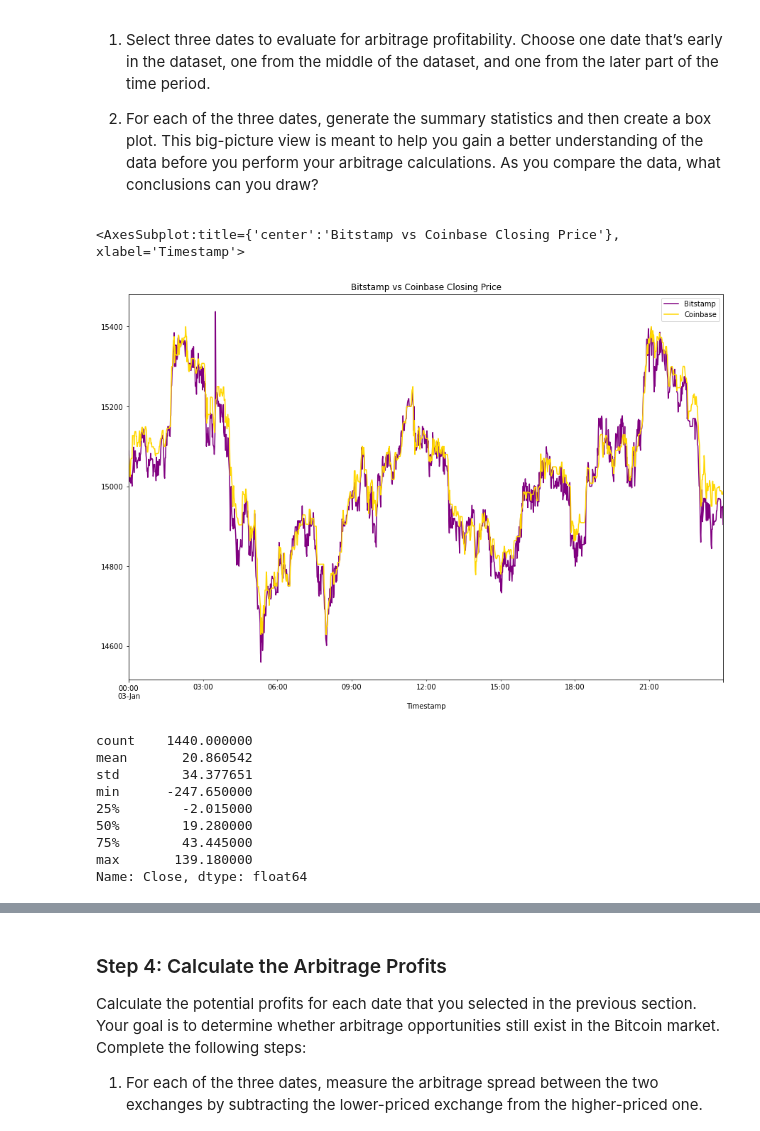
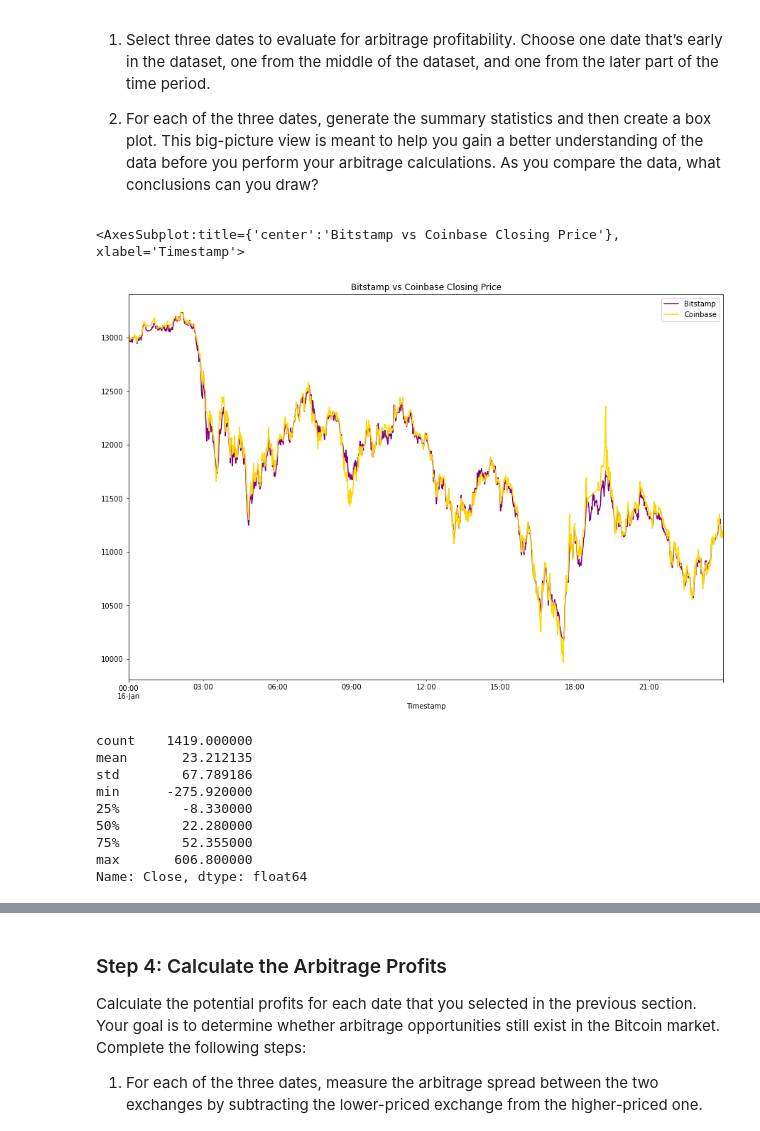
Before and after one commit to naomynaomy/module3challenge, a Jupyter notebook: Starter_Code/crypto_arbitrage.ipynb, the cells around one changed output, grey strips where cells are left out. Cells and saved outputs as stored; diff of their text form; code cells hidden in the pictures.

```diff
--- a/Starter_Code/crypto_arbitrage.ipynb
+++ b/Starter_Code/crypto_arbitrage.ipynb
@@ -342,27 +343,27 @@ Focus your analysis on specific dates by completing the following steps:
 # %%
 # Create an overlay plot that visualizes the two dataframes over a period of one day early in the dataset.
 # Be sure that the plots include the parameters `legend`, `figsize`, `title`, `color` and `label`
-bitstamp_sliced["Close"].loc["2018-01-03"].plot(legend=True,figsize=(15,10),title= "Bitstamp vs Coinbase Closing Price", color="purple",label="Bitstamp")
-coinbase_sliced["Close"].loc["2018-01-03"].plot(legend=True,figsize=(15,10),color="gold",label="Coinbase")
+bitstamp_sliced["Close"].loc["2018-01-16"].plot(legend=True,figsize=(15,10),title= "Bitstamp vs Coinbase Closing Price", color="purple",label="Bitstamp")
+coinbase_sliced["Close"].loc["2018-01-16"].plot(legend=True,figsize=(15,10),color="gold",label="Coinbase")
 # %% [output]
 <AxesSubplot:title={'center':'Bitstamp vs Coinbase Closing Price'}, xlabel='Timestamp'>
-[figure, old version]
+[figure, new version]
 # %%
 # Using the early date that you have selected, calculate the arbitrage spread
 # by subtracting the bitstamp lower closing prices from the coinbase higher closing prices
-arbitrage_spread_early = coinbase["Close"].loc["2018-01-03"] - bitstamp_sliced["Close"].loc["2018-01-03"]
+arbitrage_spread_early = coinbase["Close"].loc["2018-01-16"] - bitstamp_sliced["Close"].loc["2018-01-16"]
 
 # Generate summary statistics for the early DataFrame
 arbitrage_spread_early.describe()
 # %% [output]
-count    1440.000000
-mean       20.860542
-std        34.377651
-min      -247.650000
-25%        -2.015000
-50%        19.280000
-75%        43.445000
-max       139.180000
+count    1419.000000
+mean       23.212135
+std        67.789186
+min      -275.920000
+25%        -8.330000
+50%        22.280000
+75%        52.355000
+max       606.800000
 Name: Close, dtype: float64
 # %%
 # Visualize the arbitrage spread from early in the dataset in a box plot
```
Also changed, not shown: parts of 25 cells of this notebook.
